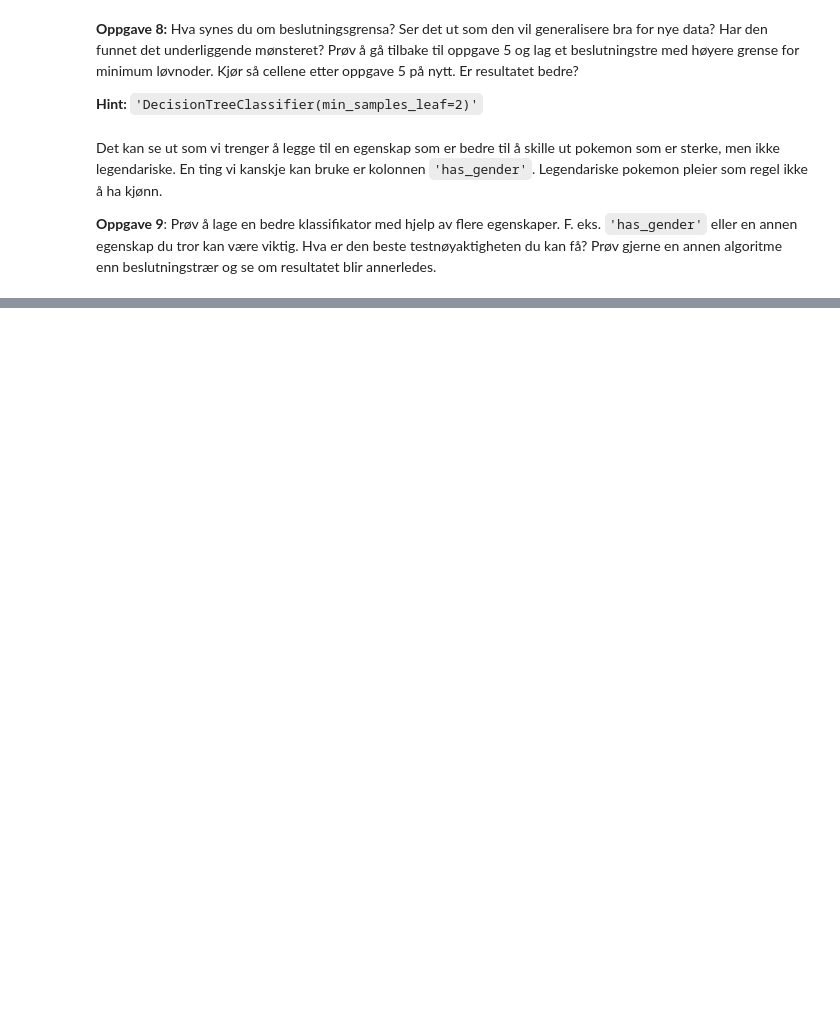
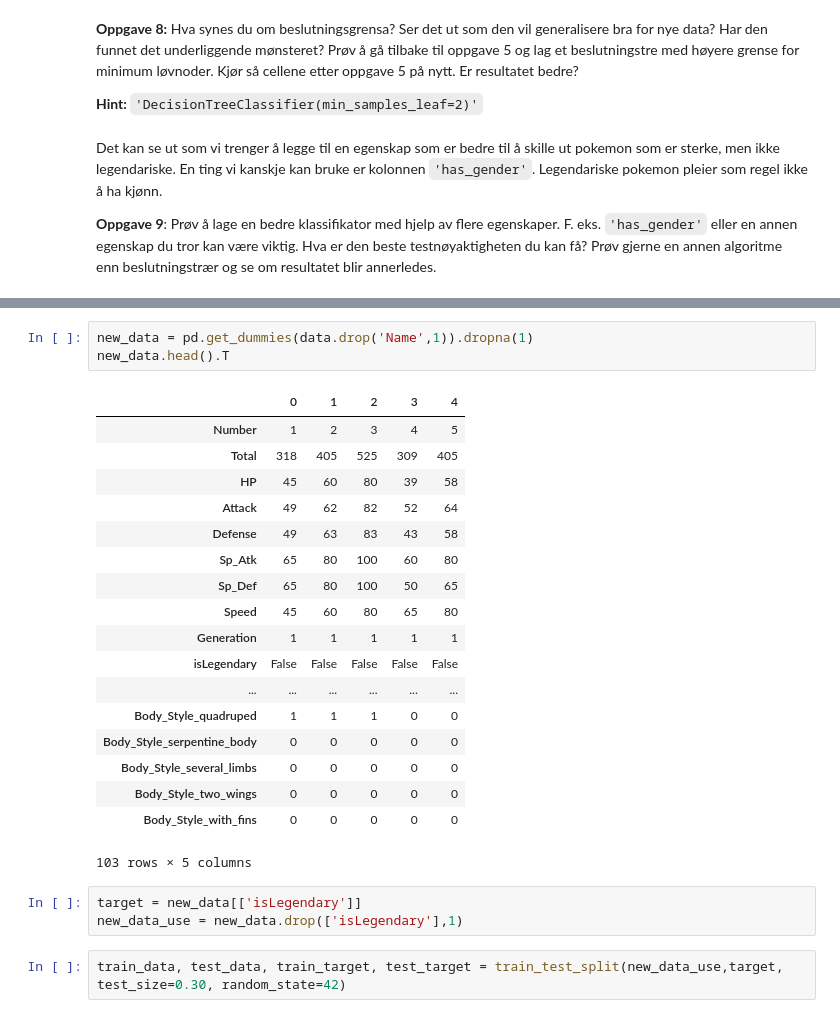
Before and after one commit to MarieRoald/MLkurs, a Jupyter notebook: MLkursFerdig/notebooks/solutions/KlassifisereLegendariskePokemon-solutions.ipynb, the cells around one changed output, grey strips where cells are left out. Saved outputs shown, nothing was run; the diff lists cells and outputs as text; blank space fills up the shorter version.

```diff
--- a/MLkursFerdig/notebooks/solutions/KlassifisereLegendariskePokemon-solutions.ipynb
+++ b/MLkursFerdig/notebooks/solutions/KlassifisereLegendariskePokemon-solutions.ipynb
@@ -156,0 +227,27 @@ Det kan se ut som vi trenger å legge til en egenskap som er bedre til å skille
+# %%
+new_data = pd.get_dummies(data.drop('Name',1)).dropna(1)
+new_data.head().T
+# %% [output]
+|  | 0 | 1 | 2 | 3 | 4 |
+| Number | 1 | 2 | 3 | 4 | 5 |
+| Total | 318 | 405 | 525 | 309 | 405 |
+| HP | 45 | 60 | 80 | 39 | 58 |
+| Attack | 49 | 62 | 82 | 52 | 64 |
+| Defense | 49 | 63 | 83 | 43 | 58 |
+| Sp_Atk | 65 | 80 | 100 | 60 | 80 |
+| Sp_Def | 65 | 80 | 100 | 50 | 65 |
+| Speed | 45 | 60 | 80 | 65 | 80 |
+| Generation | 1 | 1 | 1 | 1 | 1 |
+| isLegendary | False | False | False | False | False |
+| ... | ... | ... | ... | ... | ... |
+| Body_Style_quadruped | 1 | 1 | 1 | 0 | 0 |
+| Body_Style_serpentine_body | 0 | 0 | 0 | 0 | 0 |
+| Body_Style_several_limbs | 0 | 0 | 0 | 0 | 0 |
+| Body_Style_two_wings | 0 | 0 | 0 | 0 | 0 |
+| Body_Style_with_fins | 0 | 0 | 0 | 0 | 0 |
+103 rows × 5 columns
+# %%
+target = new_data[['isLegendary']]
+new_data_use = new_data.drop(['isLegendary'],1)
+# %%
+train_data, test_data, train_target, test_target = train_test_split(new_data_use,target, test_size=0.30, random_state=42)
```
Also changed, not shown: parts of 11 cells of this notebook, 3 other files.
